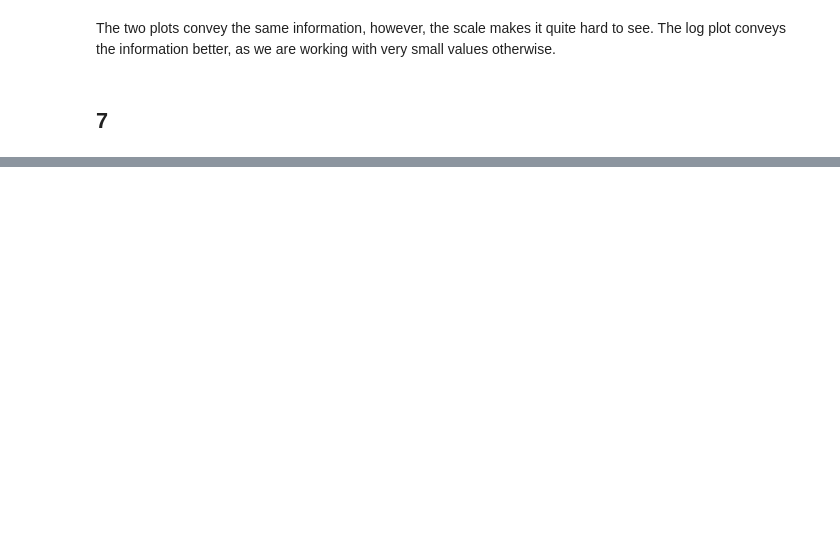
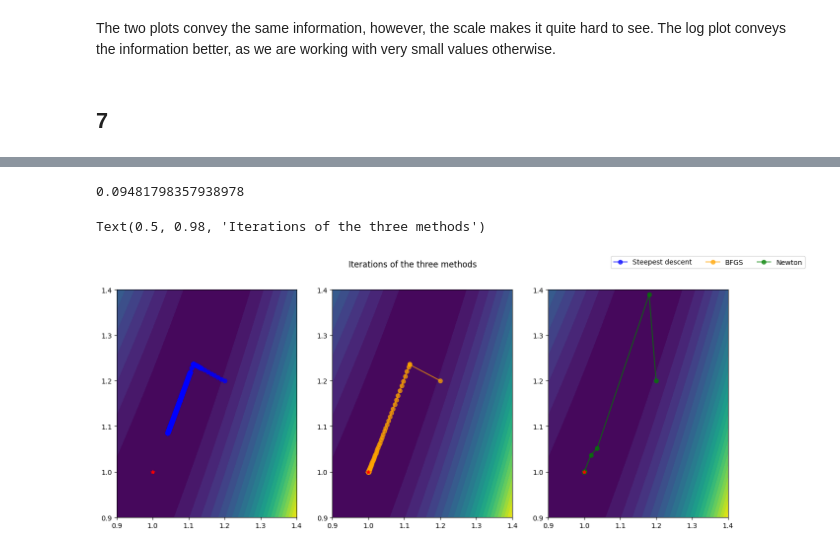
Before and after one commit to Tolsager/opt_hw1, a Jupyter notebook: asbjoern.ipynb, the cells around one changed output, grey strips where cells are left out. Saved outputs shown, nothing was run; the diff lists cells and outputs as text; code cells hidden in the pictures; blank space fills up the shorter version.

```diff
--- a/asbjoern.ipynb
+++ b/asbjoern.ipynb
@@ -156,0 +151,7 @@ np.linalg.eig(np.array([[0,-1],[-1,0]]))
+# %%
+alphas = [0.0001, 0.001, 0.005, 0.01]
+
+SD_statses = [steepest_descent(f, df, x0, 1e-8, 2000, alpha=alpha, backtrack = False) for alpha in alphas]
+SD_statses2 = [steepest_descent(f, df, [-1.2,1], 1e-8, 2000, alpha=alpha, backtrack = False) for alpha in alphas]
+SD_statses3 = steepest_descent(f, df, x0, 1e-8, 2000, alpha=alpha, backtrack = True)
+SD_statses4 = steepest_descent(f, df, [-1.2,1], 1e-8, 2000, alpha=alpha, backtrack = True)
@@ -156,0 +367,2 @@ np.linalg.eig(np.array([[0,-1],[-1,0]]))
+# %%
+SD_statses5 = steepest_descent(f, df, [1.2,1.2], 10e-10, 2000, alpha=alpha, backtrack = True)
@@ -156,0 +427,22 @@ np.linalg.eig(np.array([[0,-1],[-1,0]]))
+# %%
+er[-1]
+# %% [output]
+0.09481798357938978
+# %%
+
+fig, (ax1,ax2,ax3) = plt.subplots(1, 3, figsize=(16,6))
+create_contour_sympy(expr, (x,y), (0.9,1.4), (0.9,1.4), axs=ax1, lvls=25)
+create_contour_sympy(expr, (x,y), (0.9,1.4), (0.9,1.4), axs=ax2, lvls=25)
+create_contour_sympy(expr, (x,y), (0.9,1.4), (0.9,1.4), axs=ax3, lvls=25)
+ax1.plot([i[0] for i in SD_statses5["xk"]], [i[1] for i in SD_statses5["xk"]], 'o-', alpha=0.7, c="blue", label="Steepest descent")
+ax2.plot([i[0] for i in xbfg], [i[1] for i in xbfg], 'o-', alpha=0.7, c="orange", label="BFGS")
+ax3.plot([i[0] for i in xs], [i[1] for i in xs], 'o-', alpha=0.7, c="green", label="Newton")
+# place the legend next to the suptitle
+fig.legend(["Steepest descent", "BFGS", "Newton"], loc="upper right", ncol=3)
+ax1.plot(1,1, 'r*')
+ax2.plot(1,1, 'r*')
+ax3.plot(1,1, 'r*')
+fig.suptitle("Iterations of the three methods")
+# %% [output]
+Text(0.5, 0.98, 'Iterations of the three methods')
+[figure, added]
```
Also changed, not shown: parts of 22 cells of this notebook.
